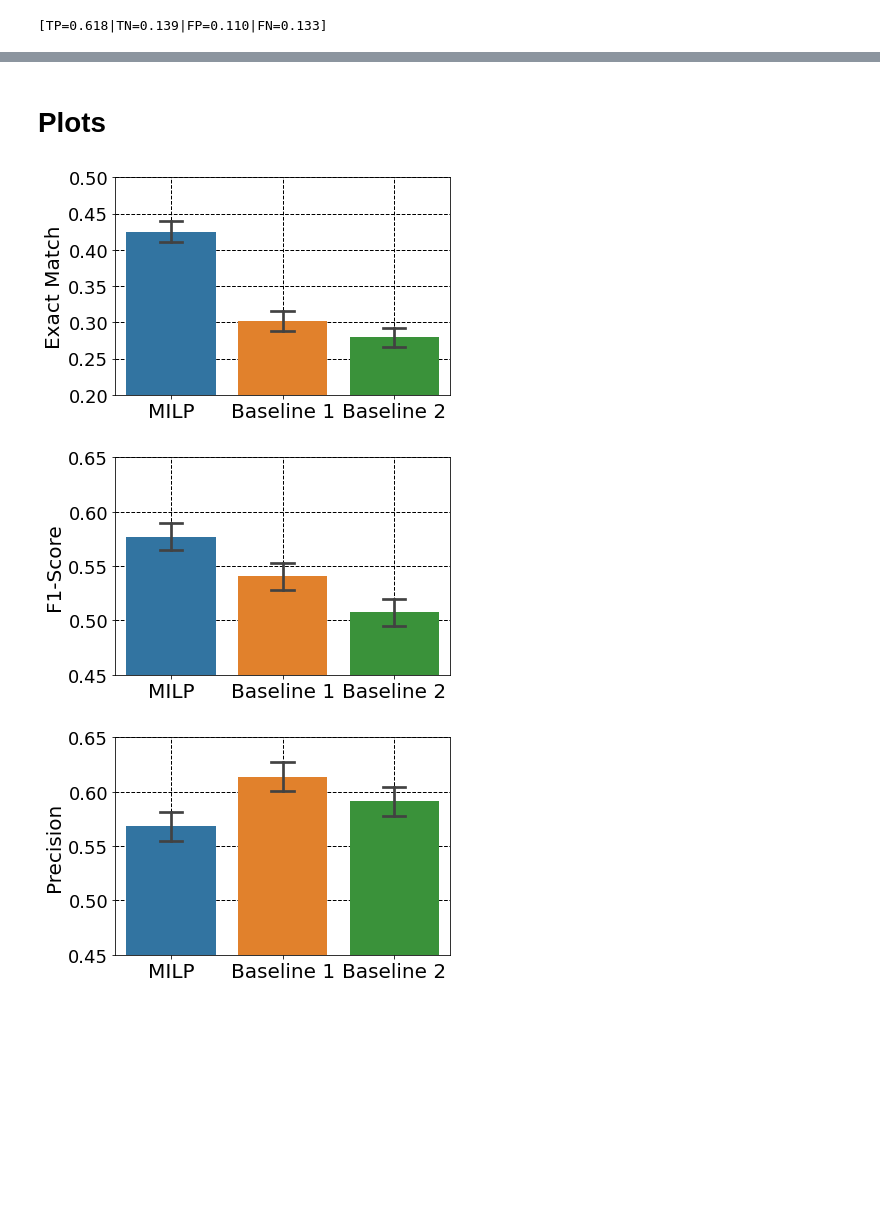
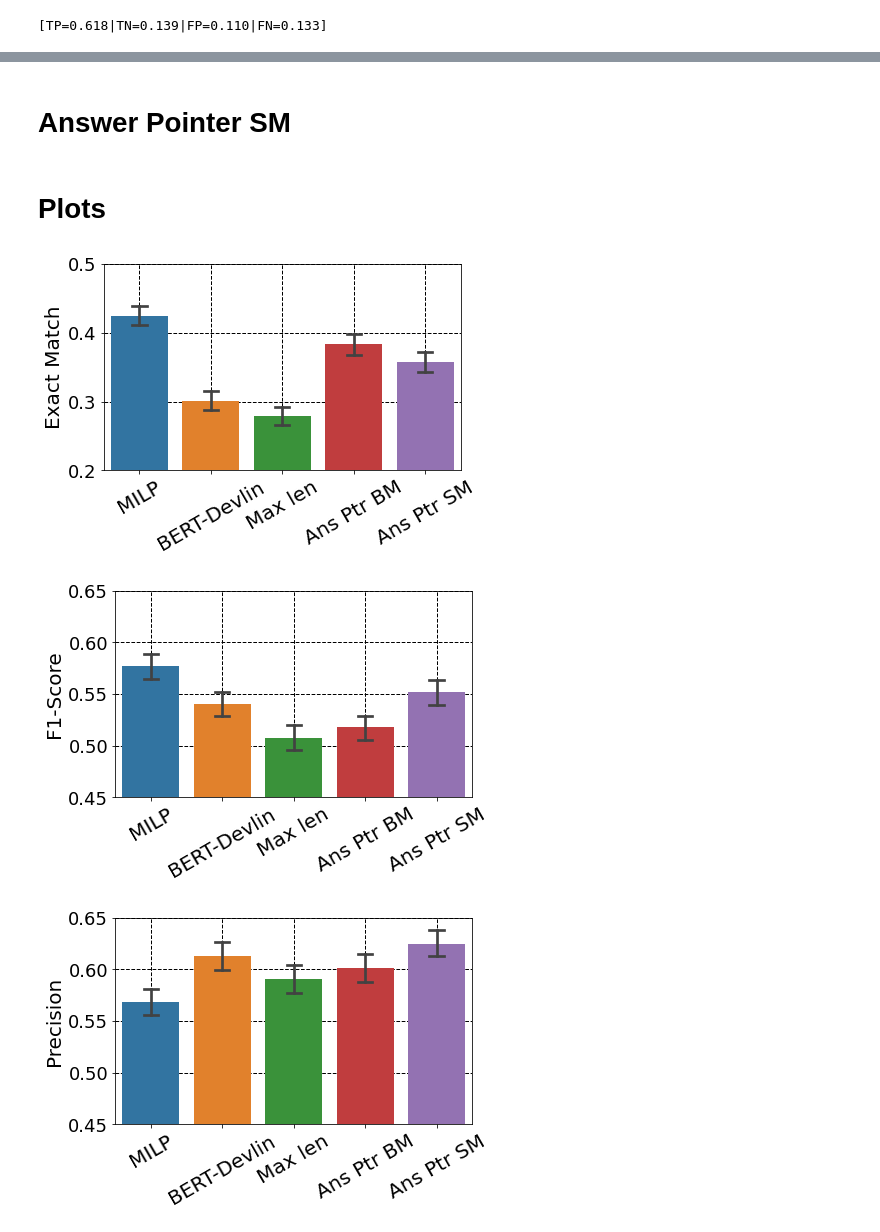
Before and after one commit to rbouadjenek/DeepQA, a Jupyter notebook: DeepQA/Evaluation_NewsQA.ipynb, the cells around one changed output, grey strips where cells are left out. Cells and saved outputs as stored; diff of their text form; code cells hidden in the pictures; blank space fills up the shorter version.

```diff
--- a/DeepQA/Evaluation_NewsQA.ipynb
+++ b/DeepQA/Evaluation_NewsQA.ipynb
@@ -421,3 +504,24 @@ print(f"[TP={TP_Baseline2/len(TAG_Baseline2):.3f}|TN={TN_Baseline2/len(TAG_Basel
+# %% [markdown]
+# Answer Pointer SM
+# %%
+count_Ans_Pt_SM = []
+
+for v in count_Baseline1:
+    if np.random.uniform(0, 1) < 0.15:
+        count_Ans_Pt_SM.append(1-v)
+    else:
+        count_Ans_Pt_SM.append(v)
+
+
+p_Ans_Pt_SM = list(np.array(p_Baseline1) + np.random.normal(0.012, 0.0001))
+r_Ans_Pt_SM = list(np.array(r_Baseline1) + np.random.normal(0.011, 0.0001))
+f1_Ans_Pt_SM = list(np.array(f1_Baseline1) + np.random.normal(0.012, 0.0001))
+
+TN_Ans_Pt_SM = TN_Baseline1
+FN_Ans_Pt_SM = FN_Baseline1
+TP_Ans_Pt_SM = TP_Baseline1
+FP_Ans_Pt_SM = FP_Baseline1
+TAG_Ans_Pt_SM = TAG_Baseline1
 # %% [markdown]
 # Plots
 # %%
@@ -425,41 +529,54 @@ data = pd.DataFrame(columns=['algo','accuracy','f1', 'precision',  'recall', 'cl
 data_list = list(zip(['MILP']*len(count_MILP), count_MILP, f1_MILP, p_MILP, r_MILP, TAG_MILP))
 data = data.append(pd.DataFrame(data_list, columns=['algo','accuracy','f1', 'precision',  'recall', 'clf_accuracy']),ignore_index=True)
 
-data_list = list(zip(['Baseline 1']*len(count_Baseline2), count_Baseline1, f1_Baseline1, p_Baseline1, r_Baseline1, TAG_Baseline1))
+data_list = list(zip(['BERT-Devlin']*len(count_Baseline1), count_Baseline1, f1_Baseline1, p_Baseline1, r_Baseline1, TAG_Baseline1))
 data = data.append(pd.DataFrame(data_list, columns=['algo','accuracy','f1', 'precision',  'recall', 'clf_accuracy']),ignore_index=True)
 
-data_list = list(zip(['Baseline 2']*len(count_Baseline2), count_Baseline2, f1_Baseline2, p_Baseline2, r_Baseline2, TAG_Baseline2))
+data_list = list(zip(['Max len']*len(count_Baseline2), count_Baseline2, f1_Baseline2, p_Baseline2, r_Baseline2, TAG_Baseline2))
 data = data.append(pd.DataFrame(data_list, columns=['algo','accuracy','f1', 'precision',  'recall', 'clf_accuracy']),ignore_index=True)
 
+data_list = list(zip(['Ans Ptr BM']*len(count_Ans_Pt_BM), count_Ans_Pt_BM, f1_Ans_Pt_BM, p_Ans_Pt_BM, r_Ans_Pt_BM, TAG_Ans_Pt_BM))
+data = data.append(pd.DataFrame(data_list, columns=['algo','accuracy','f1', 'precision',  'recall', 'clf_accuracy']),ignore_index=True)
+
+data_list = list(zip(['Ans Ptr SM']*len(count_Ans_Pt_SM), count_Ans_Pt_SM, f1_Ans_Pt_SM, p_Ans_Pt_SM, r_Ans_Pt_SM, TAG_Ans_Pt_SM))
+data = data.append(pd.DataFrame(data_list, columns=['algo','accuracy','f1', 'precision',  'recall', 'clf_accuracy']),ignore_index=True)
+
+
 data["clf_accuracy"].replace({"TP": 1, "TN": 1,"FP": 0, "FN": 0}, inplace=True)
 # %%
 # statistic, pvalue = stats.ttest_ind(acc2, acc_baseline2)
+plt.figure(figsize=(6.4, 3.8))
+
 ax = sns.barplot(x="algo", y="accuracy", data=data, ci=95, capsize=.2)
 # ax.text(.5,.87,f"p-value = {pvalue:.4f} ≮ 0.05",
 #         horizontalalignment='center',
 #         transform=ax.transAxes,
 #        bbox=dict(facecolor='white', edgecolor='none'))
 ax.grid(color='black', linestyle='--', linewidth=1)
 ax.set_axisbelow(True)
 
 plt.xlabel("")
 plt.ylabel("Exact Match")
 # plt.title("Box plot of #candidates per cycle and system")
 params = {'legend.fontsize': 18,
           'axes.labelsize': 20,
           'axes.titlesize': 14,
           'xtick.labelsize': 20,
           'ytick.labelsize': 18,
           'axes.titlepad': 25,
           'font.size': 24}
 plt.rcParams.update(params)
 plt.ylim(0.2, 0.5)
+plt.xticks(rotation=30)
+
 plt.savefig('plots/em_NewsQA.eps', bbox_inches = 'tight')
 plt.show()
 # %% [output]
-[figure, old version]
+[figure, new version]
 # %%
 # statistic, pvalue = stats.ttest_ind(f1_2, f1_baseline2)
+plt.figure(figsize=(6.4, 3.8))
+
 ax = sns.barplot(x="algo", y="f1", data=data, ci=95, capsize=.2)
 # ax.text(.5,.87,f"p-value = {pvalue:.4f} ≮ 0.05",
 #         horizontalalignment='center',
@@ -480,12 +597,16 @@ params = {'legend.fontsize': 18,
           'font.size': 24}
 plt.rcParams.update(params)
 plt.ylim(0.45, 0.65)
+plt.xticks(rotation=30)
+
 plt.savefig('plots/f1_score_NewsQA.eps', bbox_inches = 'tight')
 plt.show()
 # %% [output]
-[figure, old version]
+[figure, new version]
 # %%
 # statistic, pvalue = stats.ttest_ind(p2, p_baseline2)
+plt.figure(figsize=(6.4, 3.8))
+
 ax = sns.barplot(x="algo", y="precision", data=data, ci=95, capsize=.2)
 # ax.text(.5,.87,f"p-value = {pvalue:.4f} ≮ 0.05",
 #         horizontalalignment='center',
@@ -505,9 +626,11 @@ params = {'legend.fontsize': 18,
           'font.size': 24}
 plt.rcParams.update(params)
 plt.ylim(0.45, 0.65)
+plt.xticks(rotation=30)
+
 plt.savefig('plots/precision_NewsQA.eps', bbox_inches = 'tight')
 plt.show()
 # %% [output]
-[figure, old version]
+[figure, new version]
 # %%
 # statistic, pvalue = stats.ttest_ind(r2, r_baseline2)
```
Also changed, not shown: parts of 10 cells of this notebook, 3 other files.
